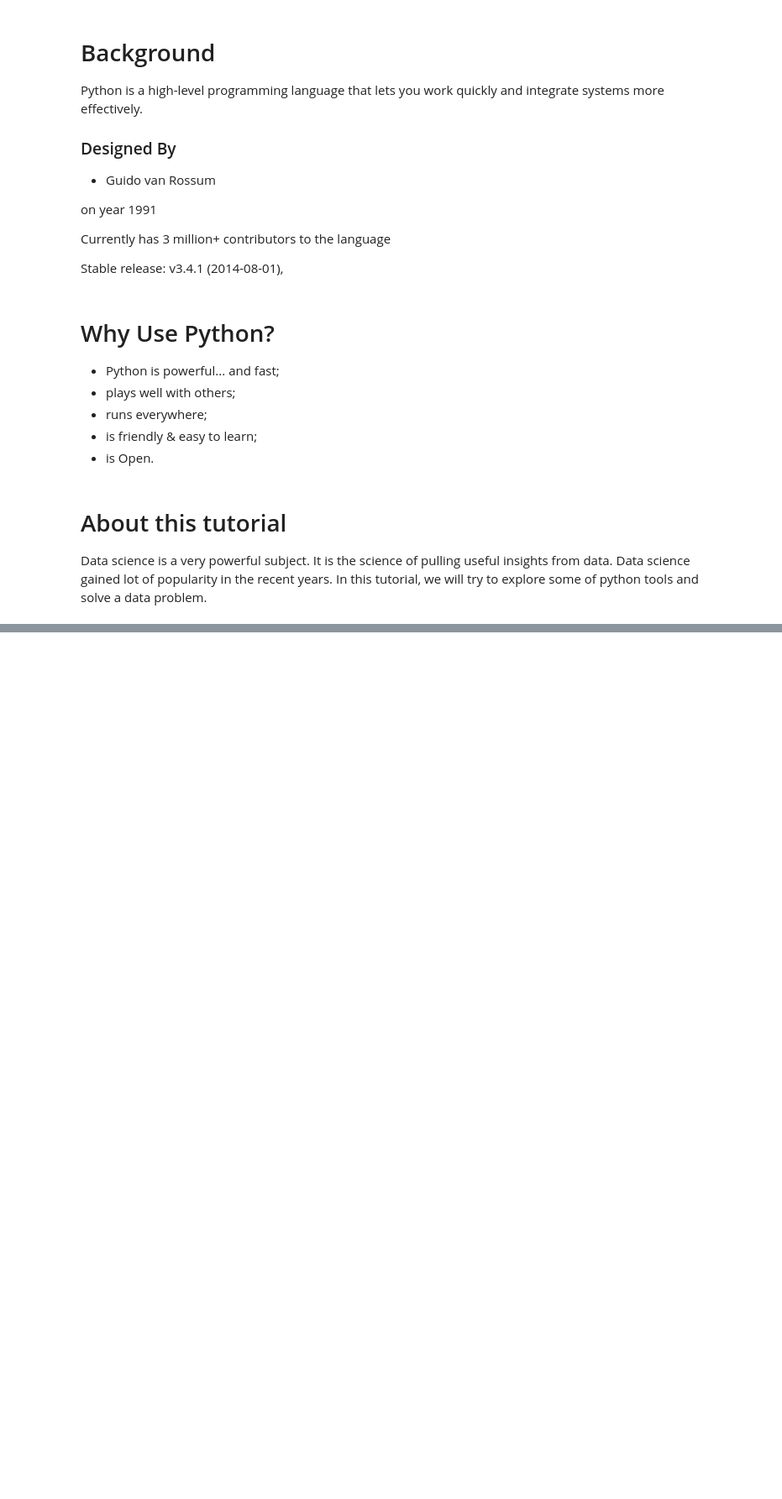
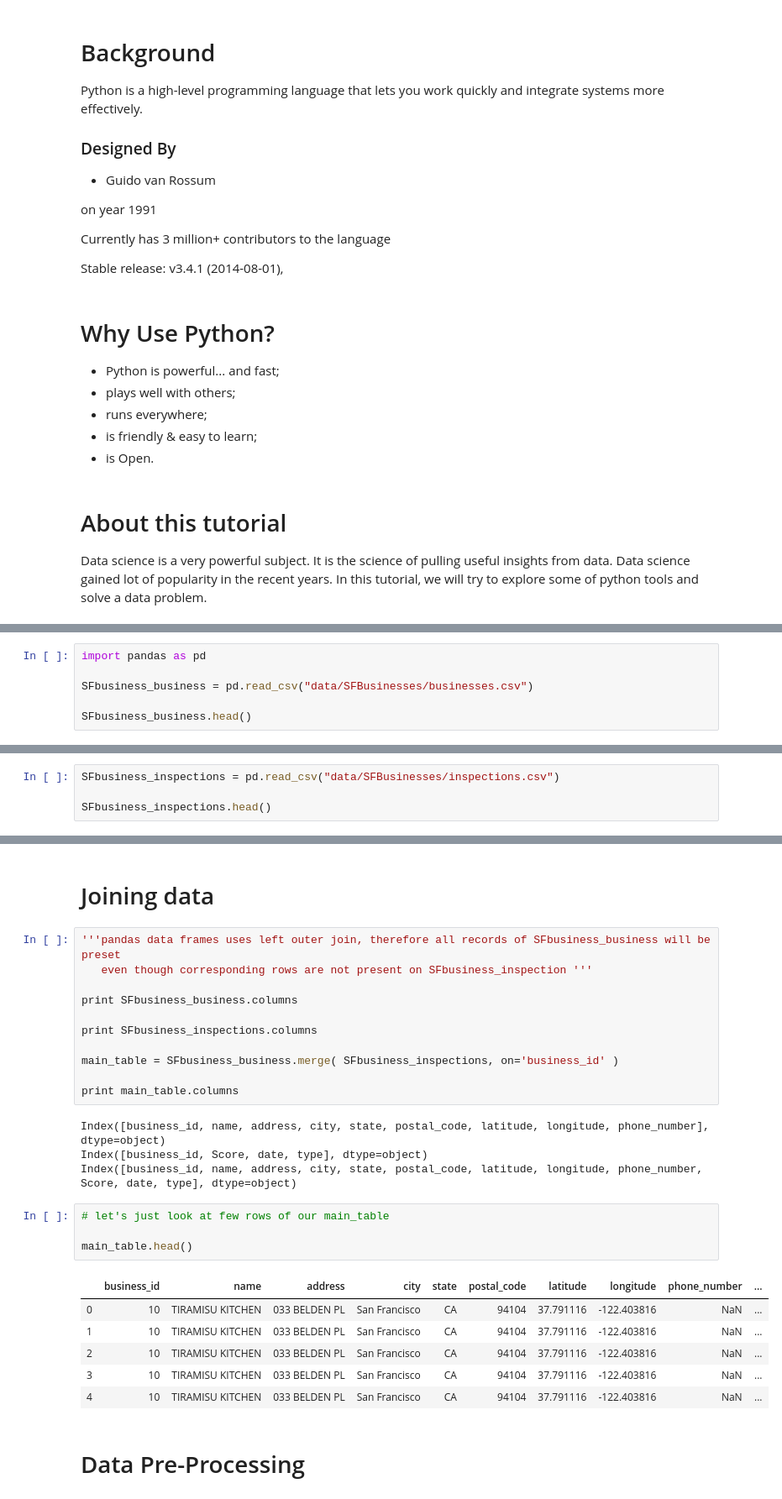
Before and after one commit to AkiraKaneshiro/Python-for-data-science, a Jupyter notebook: datascience.ipynb, the cells around one changed output, grey strips where cells are left out. Shown at 84% size. Saved outputs shown, nothing was run; the diff lists cells and outputs as text; blank space fills up the shorter version.

```diff
--- a/datascience.ipynb
+++ b/datascience.ipynb
@@ -46,0 +57,6 @@ Data science is a very powerful subject. It is the science of pulling useful ins
+# %%
+import pandas as pd
+
+SFbusiness_business = pd.read_csv("data/SFBusinesses/businesses.csv")
+
+SFbusiness_business.head()
@@ -46,0 +70,4 @@ Data science is a very powerful subject. It is the science of pulling useful ins
+# %%
+SFbusiness_inspections = pd.read_csv("data/SFBusinesses/inspections.csv")
+
+SFbusiness_inspections.head()
@@ -46,0 +177,30 @@ Data science is a very powerful subject. It is the science of pulling useful ins
+# %% [markdown]
+# Joining data
+# %%
+'''pandas data frames uses left outer join, therefore all records of SFbusiness_business will be preset
+   even though corresponding rows are not present on SFbusiness_inspection '''
+
+print SFbusiness_business.columns
+
+print SFbusiness_inspections.columns
+
+main_table = SFbusiness_business.merge( SFbusiness_inspections, on='business_id' )
+
+print main_table.columns
+# %% [output]
+Index([business_id, name, address, city, state, postal_code, latitude, longitude, phone_number], dtype=object)
+Index([business_id, Score, date, type], dtype=object)
+Index([business_id, name, address, city, state, postal_code, latitude, longitude, phone_number, Score, date, type], dtype=object)
+# %%
+# let's just look at few rows of our main_table
+
+main_table.head()
+# %% [output]
+|  | business_id | name | address | city | state | postal_code | latitude | longitude | phone_number | ... |
+| 0 | 10 | TIRAMISU KITCHEN | 033 BELDEN PL | San Francisco | CA | 94104 | 37.791116 | -122.403816 | NaN | ... |
+| 1 | 10 | TIRAMISU KITCHEN | 033 BELDEN PL | San Francisco | CA | 94104 | 37.791116 | -122.403816 | NaN | ... |
+| 2 | 10 | TIRAMISU KITCHEN | 033 BELDEN PL | San Francisco | CA | 94104 | 37.791116 | -122.403816 | NaN | ... |
+| 3 | 10 | TIRAMISU KITCHEN | 033 BELDEN PL | San Francisco | CA | 94104 | 37.791116 | -122.403816 | NaN | ... |
+| 4 | 10 | TIRAMISU KITCHEN | 033 BELDEN PL | San Francisco | CA | 94104 | 37.791116 | -122.403816 | NaN | ... |
+# %% [markdown]
+# Data Pre-Processing
```
Also changed, not shown: parts of 13 cells of this notebook.
